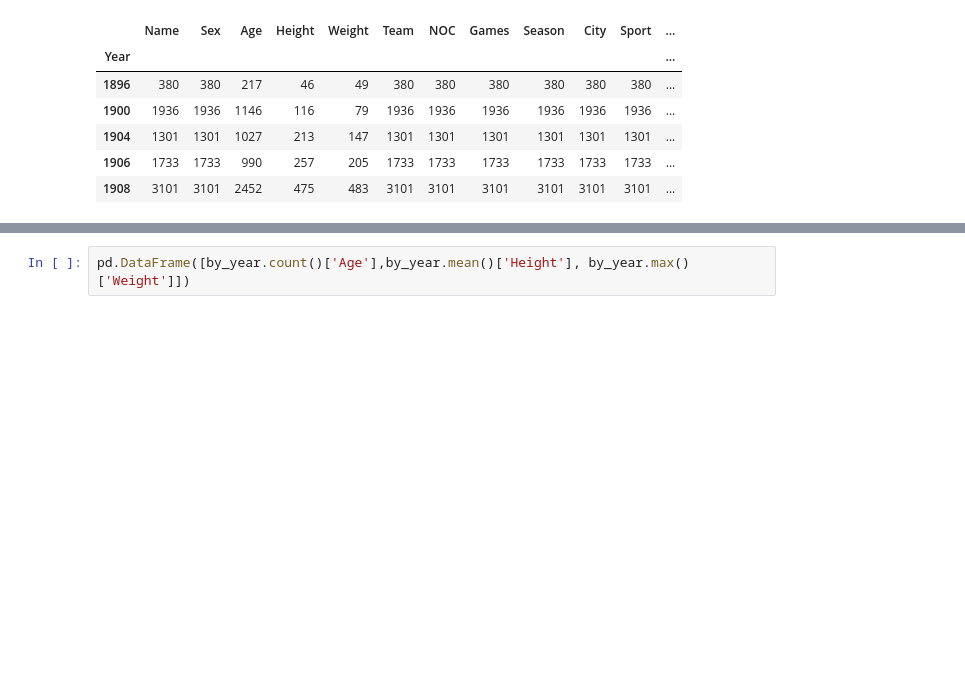
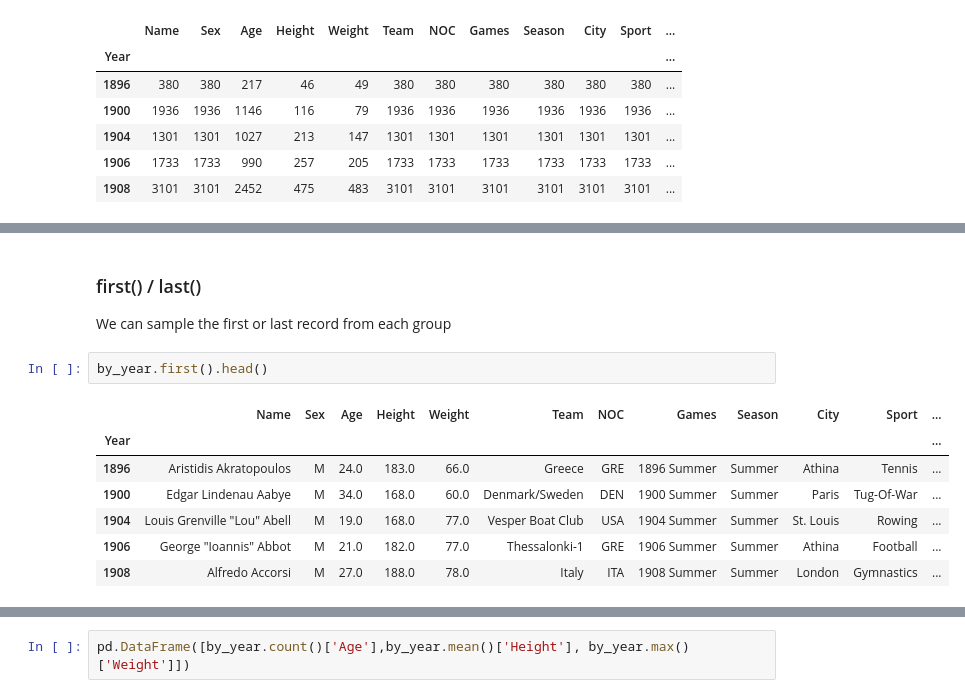
Before and after one commit to Elad-p/Python, a Jupyter notebook: Data Analysis/08_Pandas - Statistics.ipynb, the cells around one changed output, grey strips where cells are left out. Drawn from its saved outputs; the diff is of its cells as text; blank space fills up the shorter version.

```diff
--- a/Data Analysis/08_Pandas - Statistics.ipynb
+++ b/Data Analysis/08_Pandas - Statistics.ipynb
@@ -117,0 +141,13 @@ by_year.count().head()
+# %% [markdown]
+### first() / last()
+We can sample the first or last record from each group
+# %%
+by_year.first().head()
+# %% [output]
+|  | Name | Sex | Age | Height | Weight | Team | NOC | Games | Season | City | Sport | ... |
+| Year |  |  |  |  |  |  |  |  |  |  |  | ... |
+| 1896 | Aristidis Akratopoulos | M | 24.0 | 183.0 | 66.0 | Greece | GRE | 1896 Summer | Summer | Athina | Tennis | ... |
+| 1900 | Edgar Lindenau Aabye | M | 34.0 | 168.0 | 60.0 | Denmark/Sweden | DEN | 1900 Summer | Summer | Paris | Tug-Of-War | ... |
+| 1904 | Louis Grenville "Lou" Abell | M | 19.0 | 168.0 | 77.0 | Vesper Boat Club | USA | 1904 Summer | Summer | St. Louis | Rowing | ... |
+| 1906 | George "Ioannis" Abbot | M | 21.0 | 182.0 | 77.0 | Thessalonki-1 | GRE | 1906 Summer | Summer | Athina | Football | ... |
+| 1908 | Alfredo Accorsi | M | 27.0 | 188.0 | 78.0 | Italy | ITA | 1908 Summer | Summer | London | Gymnastics | ... |
```
Also changed, not shown: parts of 14 cells of this notebook.
